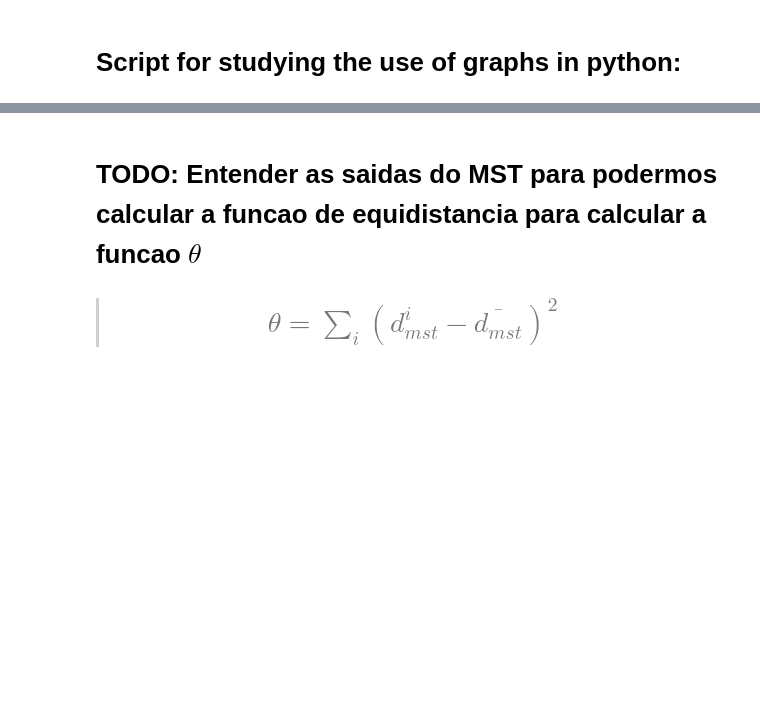
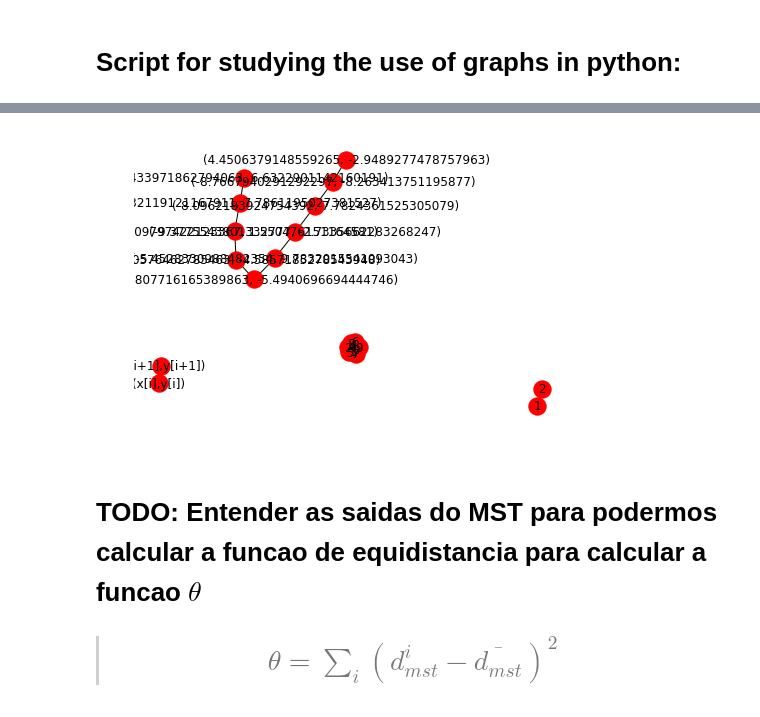
Before and after one commit to EdsonAlonso/EstagioCurricular, a Jupyter notebook: Test_graph.ipynb, the cells around one changed output, grey strips where cells are left out. Saved outputs shown, nothing was run; the diff lists cells and outputs as text; code cells hidden in the pictures; blank space fills up the shorter version.

```diff
--- a/Test_graph.ipynb
+++ b/Test_graph.ipynb
@@ -64,3 +64,10 @@ plt.show()
+# %%
+#TENTANDO COLOCAR LABELS NOS VERTICES
+S.add_edge((x[1],y[1]),(x[2],y[2]))
+nx.draw(S, with_labels = True)
+plt.savefig('labels.png')
+# %% [output]
+[figure, added]
 # %% [markdown]
 # TODO: Entender as saidas do MST para podermos calcular a funcao de equidistancia para calcular a funcao $\theta$
 
```
Also changed, not shown: parts of 12 cells of this notebook, 2 other files.
